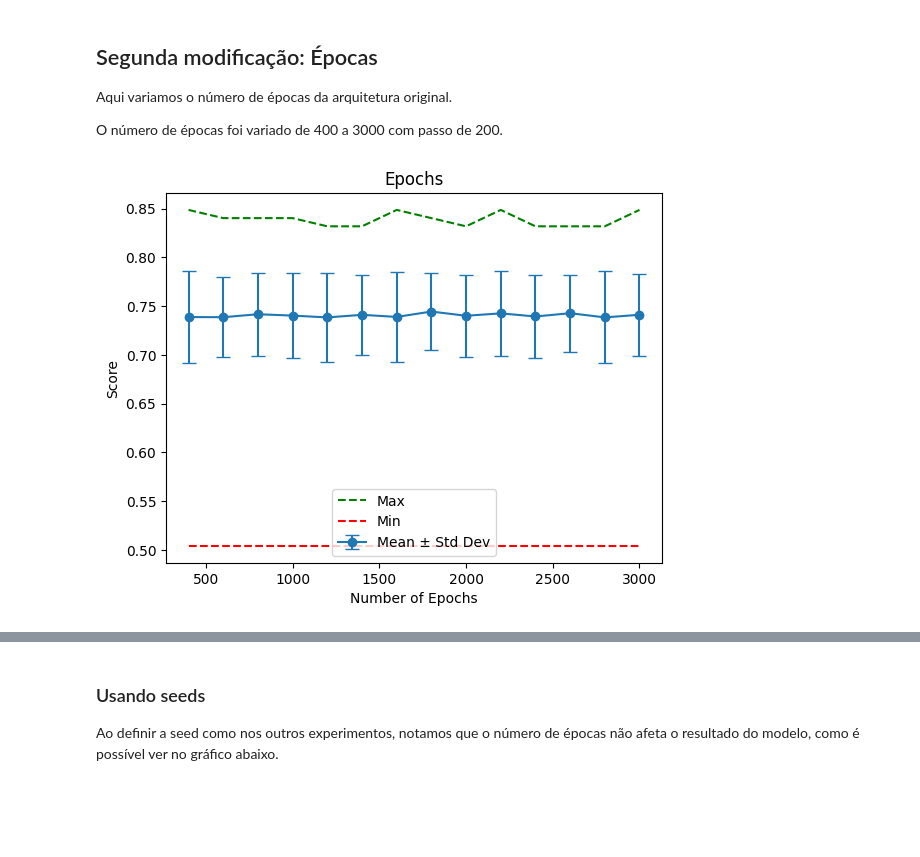
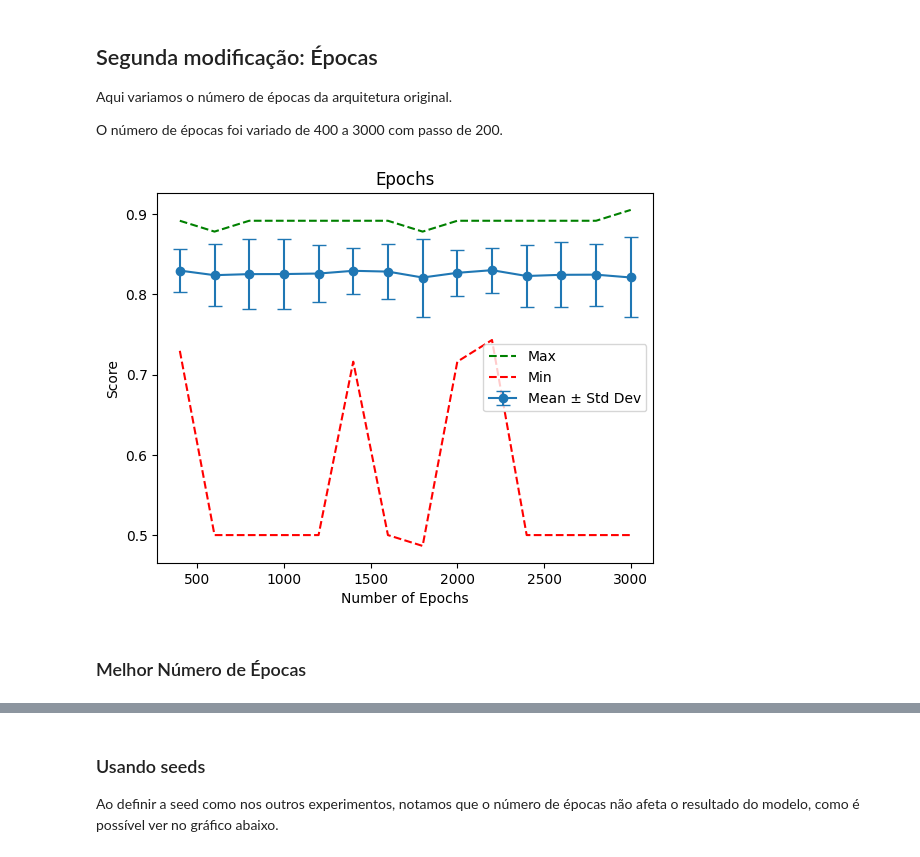
Before and after one commit to heitorfreitasferreira/neural_network_gbc073, a Jupyter notebook: main.ipynb, the cells around one changed output, grey strips where cells are left out. Drawn from its saved outputs; the diff is of its cells as text; code cells hidden in the pictures; blank space fills up the shorter version.

```diff
--- a/main.ipynb
+++ b/main.ipynb
@@ -22,5 +33,5 @@ O dataset utilizado no artigo é o [Cleveland Heart Disease Dataset](https://arc
 # %%
-from typing import Dict, Callable, Union, Iterable
+from typing import Dict, Callable, Union, Iterable, Literal
 import pandas as pd
 import numpy as np
 import matplotlib.pyplot as plt
@@ -34,7 +45,8 @@ from sklearn.metrics import confusion_matrix, classification_report, f1_score
 import seaborn as sns
 
 # Constants
-num_experiments = 1000
+num_experiments = 300 # Number of experiments to run
+seed = 2954135436  # Seed for reproducibility
 # %% [markdown]
 # Juntandos os dados em um único DataFrame
 # %%
@@ -256,7 +245,7 @@ ExperimentType = Callable[[Union[str, int]], np.float64]
 ExperimentResults = Dict[Union[str, int], Dict[str, np.float64]]
 
 
-def experiment_runner(param_range: Iterable, experiment: ExperimentType, set_seed: bool = True) -> ExperimentResults:
+def experiment_runner(param_range: Iterable, experiment: ExperimentType, set_seed: Literal['best', 'range', False] = 'range') -> ExperimentResults:
     """
         Run experiments with different parameters and return the best parameter, best score, and standard deviation.
         Args:
@@ -269,9 +258,15 @@ def experiment_runner(param_range: Iterable, experiment: ExperimentType, set_see
     for param in param_range:  # Para cada parametro que está sendo variado
         param_results = []
         # Executa o experimento num_experiments (1000) vezes
-        for seed in range(num_experiments):
-            if set_seed:
-                np.random.seed(seed)  # define a semente aleatória
+        for range_seed in range(num_experiments):
+            match set_seed:
+                case 'best':
+                    np.random.seed(seed)  # Define a semente com melhor resultado no modelo do artigo
+                case 'range':
+                    np.random.seed(range_seed) # Define a semente aleatória
+                case _:
+                    ...
+
             # executa o experimento e recebe a acurácia
             score = experiment(param)
             param_results.append(score)
@@ -317,8 +312,13 @@ def k_fold_experiment(n_folds: Union[int, str]) -> np.float64:
     assert isinstance(n_folds, int)
     kf = KFold(n_splits=n_folds, shuffle=True)
 
-    model_kfold = MLPClassifier(hidden_layer_sizes=(
-        6,), max_iter=2000, learning_rate_init=0.32, momentum=0.72, activation='logistic')
+    model_kfold = MLPClassifier(
+        hidden_layer_sizes=(6,),
+        max_iter=2000,
+        learning_rate_init=0.32,
+        momentum=0.72,
+        activation='logistic'
+    )
 
     scores = []
     for train_index, test_index in kf.split(X):
@@ -331,9 +331,10 @@ def k_fold_experiment(n_folds: Union[int, str]) -> np.float64:
 
     return np.mean(scores)
 
+results = experiment_runner(range(2, 21), k_fold_experiment)
 
 plot_experiment_results(
-    experiment_runner(range(2, 21), k_fold_experiment),
+    results,
     'Number of Folds',
     'Score',
     'K-Fold Cross Validation'
@@ -349,18 +400,21 @@ O número de épocas foi variado de 400 a 3000 com passo de 200.
 # %%
 def epoch_experiment(epochs: Union[int, str]) -> np.float64:
     assert isinstance(epochs, int)
     model_60_40 = MLPClassifier(hidden_layer_sizes=(
         6,), max_iter=epochs, learning_rate_init=0.32, momentum=0.72, activation='logistic')
 
     model_60_40.fit(X_train, y_train)
     return np.float64(model_60_40.score(X_test, y_test))
 
+results = experiment_runner(range(400, 3001, 200), epoch_experiment, set_seed=False)
 
 plot_experiment_results(
-    experiment_runner(range(400, 3001, 200), epoch_experiment, set_seed=False),
+    results,
     'Number of Epochs',
     'Score',
     'Epochs'
 )
 # %% [output]
-[figure, old version]
+[figure, new version]
+# %% [markdown]
+### Melhor Número de Épocas
```
Also changed, not shown: parts of 20 cells of this notebook, 2 other files.
